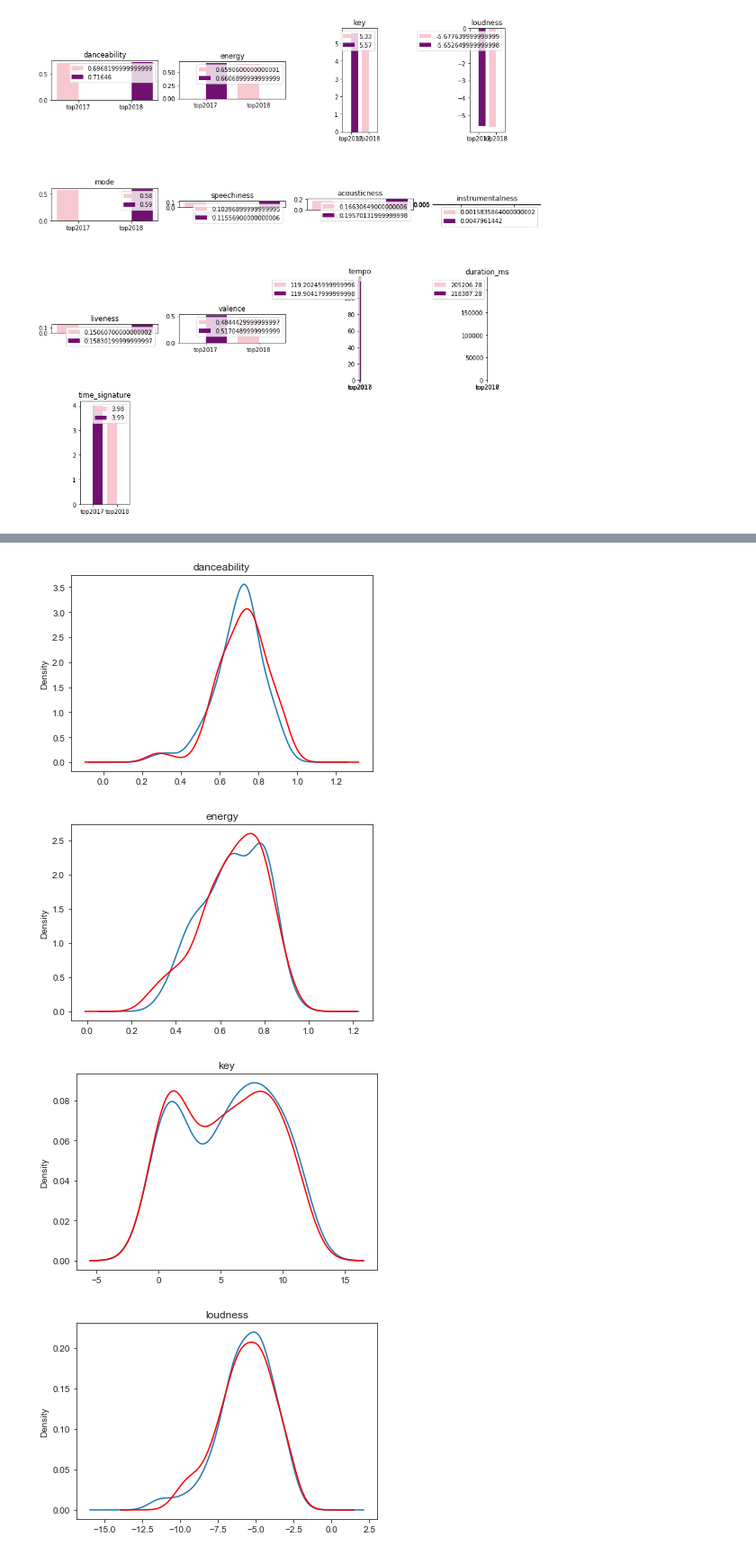
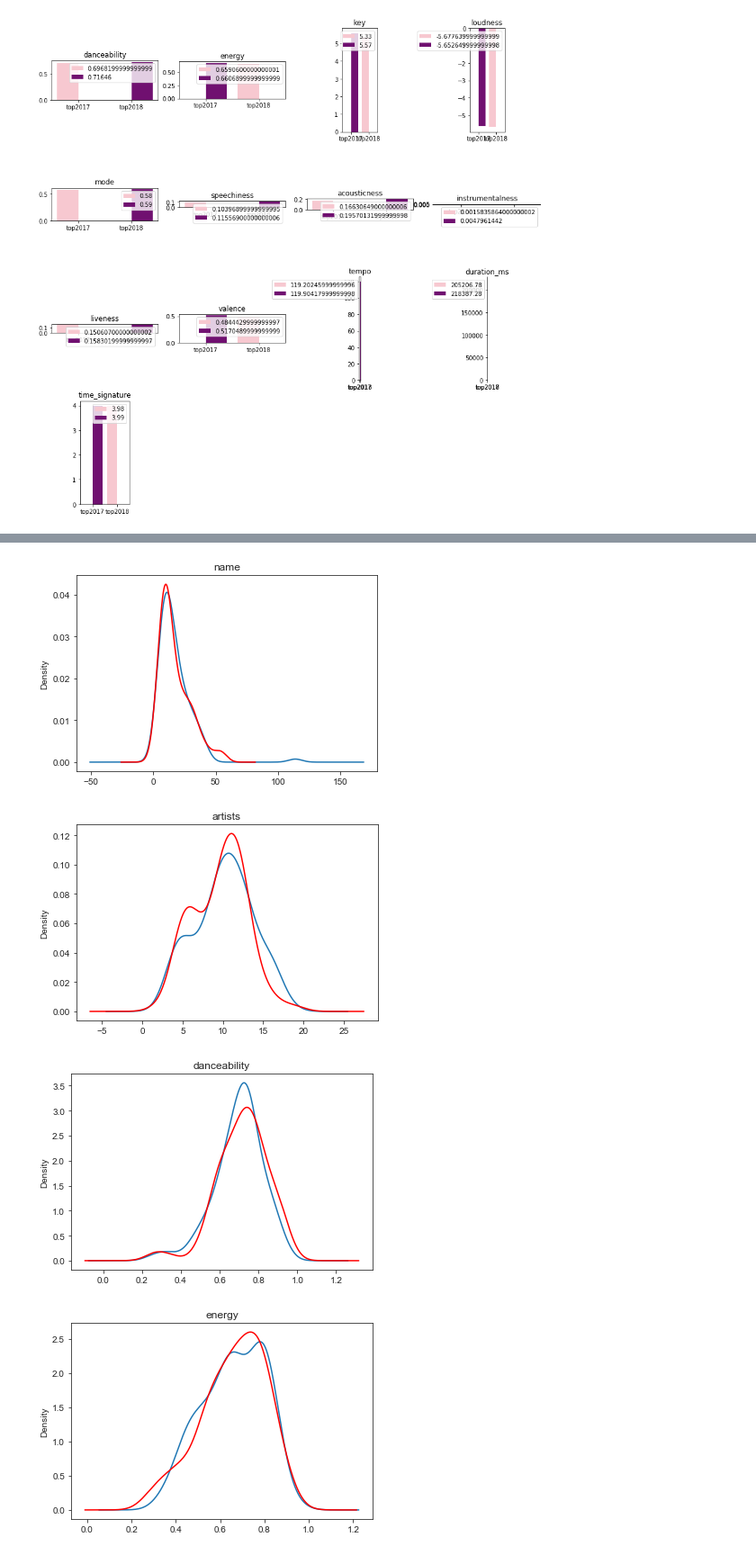
Before and after one commit to birgitsormus/spotify-predictions, a Jupyter notebook: 2017vs2018.ipynb, the cells around one changed output, grey strips where cells are left out. Shown at 90% size. Drawn from its saved outputs; the diff is of its cells as text; code cells hidden in the pictures.

Commit message:
Added name and artist to density plots

```diff
--- a/2017vs2018.ipynb
+++ b/2017vs2018.ipynb
@@ -43,3 +43,10 @@ for i, column in enumerate(top2017.columns[3:]):
     sns.barplot(pd.Series([value[0] for value in mean]), pd.Series([value[1] for value in mean]), hue=[value[1] for value in mean], palette=['pink', 'purple']).set_aspect('equal')
 # %% [output]
 [figure]
+# %%
+bar_cols = top2017[['key','mode','time_signature']]
+top2017key = top2017.replace({'key':{0:'A', 1:'A#', 2:'B', 3:'C', 4:'C#', 5:'D', 6:'D#', 7:'E', 8:'F', 9:'F#', 10:'G', 11:'G#'}})
+top2018key = top2018.replace({'key':{0:'A', 1:'A#', 2:'B', 3:'C', 4:'C#', 5:'D', 6:'D#', 7:'E', 8:'F', 9:'F#', 10:'G', 11:'G#'}})
+
+top2017['name'] = top2017['name'].apply(lambda x: len(x)); top2017['artists'] = top2017['artists'].apply(lambda x: len(x))
+top2018['name'] = top2018['name'].apply(lambda x: len(x)); top2018['artists'] = top2018['artists'].apply(lambda x: len(x))
@@ -46,18 +71,13 @@ for i, column in enumerate(top2017.columns[3:]):
 # %%
-bar_cols = top2017[['key','mode','time_signature']]
-top2017key = top2017.replace({'key':{0:'A', 1:'A#', 2:'B', 3:'C', 4:'C#', 5:'D', 6:'D#', 7:'E', 8:'F', 9:'F#', 10:'G', 11:'G#'}})
-top2018key = top2018.replace({'key':{0:'A', 1:'A#', 2:'B', 3:'C', 4:'C#', 5:'D', 6:'D#', 7:'E', 8:'F', 9:'F#', 10:'G', 11:'G#'}})
-
 for col in ['key']:
     df_temp = top2017key.groupby([col]).size().reset_index(name='count')
     plt.figure(figsize=(18,8))
-    plt.xticks(rotation=45)
+    #plt.xticks(rotation=45)
     sns.set_style("ticks")
     sns.barplot(data = df_temp, x= col, y= 'count')
 
     df_temp = top2018key.groupby([col]).size().reset_index(name='count')
     plt.figure(figsize=(18,8))
-    plt.xticks(rotation=45)
     sns.set_style("ticks")
     sns.barplot(data = df_temp, x= col, y= 'count')
 # %% [output]
@@ -65,15 +85,15 @@ for col in ['key']:
 [figure]
 # %%
-for i, column in enumerate(top2017.columns[3:]):
-    #plt.figure(figsize=(18,8))
-   # plt.xticks(rotation=45)
+# name = song name lentgth
+# artists = artits name length
+for i, column in enumerate(top2017.columns[1:-1]):
     top2017[column].plot(kind='density')
     top2018[column].plot(kind='density', color='red')
 
     plt.title(column)
     plt.show()
 # %% [output]
-[figure, old version]
+[figure, new version]
-[figure, old version]
+[figure, new version]
-[figure, old version]
+[figure, new version]
-[figure, old version]
+[figure, new version]
```
Also changed, not shown: parts of 4 cells of this notebook.
